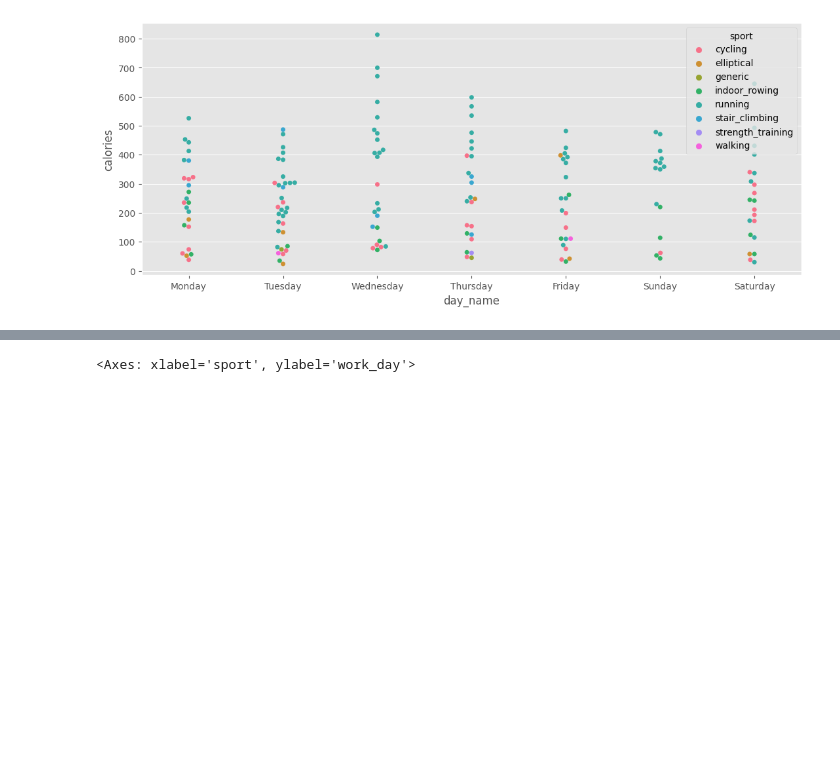
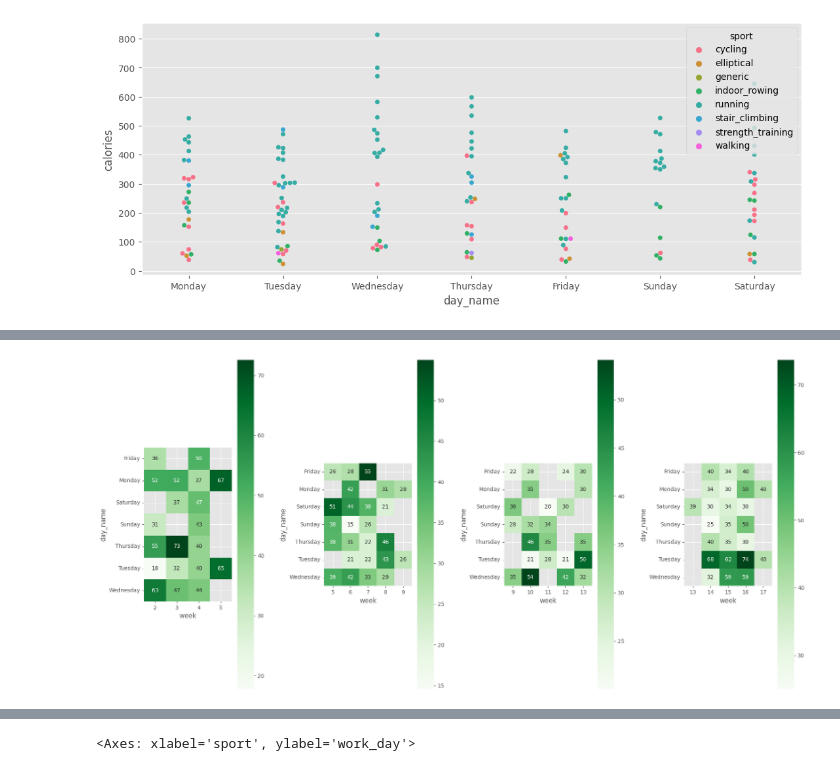
Before and after one commit to nsedler/Garmin-Analysis, a Jupyter notebook: garmin_activities_analysis.ipynb, the cells around one changed output, grey strips where cells are left out. Saved outputs shown, nothing was run; the diff lists cells and outputs as text; code cells hidden in the pictures; blank space fills up the shorter version.

```diff
--- a/garmin_activities_analysis.ipynb
+++ b/garmin_activities_analysis.ipynb
@@ -262,3 +297,18 @@ piv
+# %%
+month_count = len(df_activities['month'].unique())
+fig, ax = plt.subplots(1, month_count, figsize=(20, 20), )
+fig.tight_layout(pad=10)
+
+for i in df_activities['month'].unique():
+    temp_df = df_activities.loc[df_activities['month'] == i]
+    piv = pd.pivot_table(
+        columns=temp_df['week'], values='total_time', index='day_name', aggfunc='sum', data=temp_df)
+    sns.heatmap(piv, cmap='Greens', annot=True, ax=ax[i-1], square=True)
+
+# ax[1]
+# plt.show()
+# %% [output]
+[figure, added]
 # %%
 df_activities
 # %% [output]
```
Also changed, not shown: parts of 22 cells of this notebook, 4 other files.
